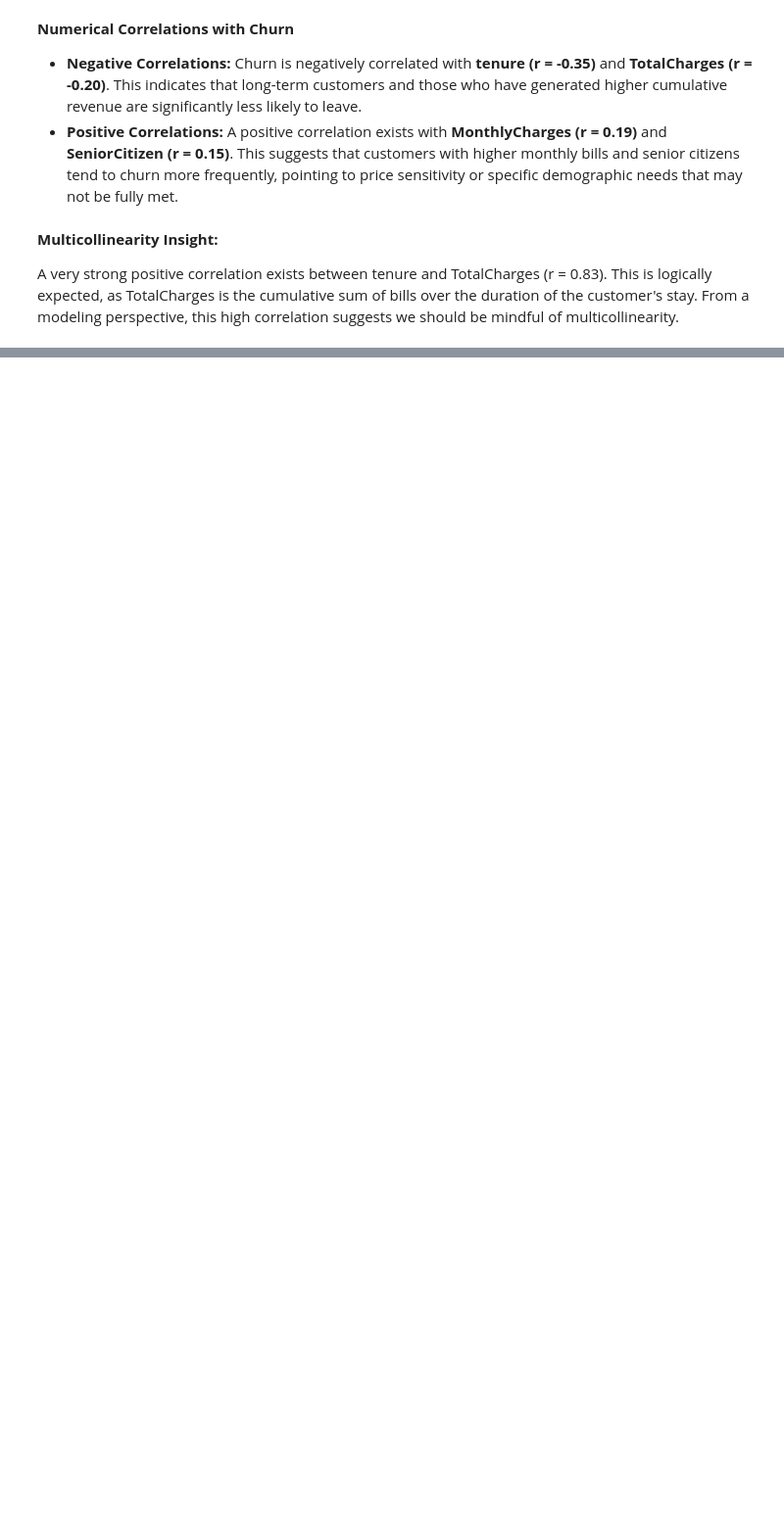
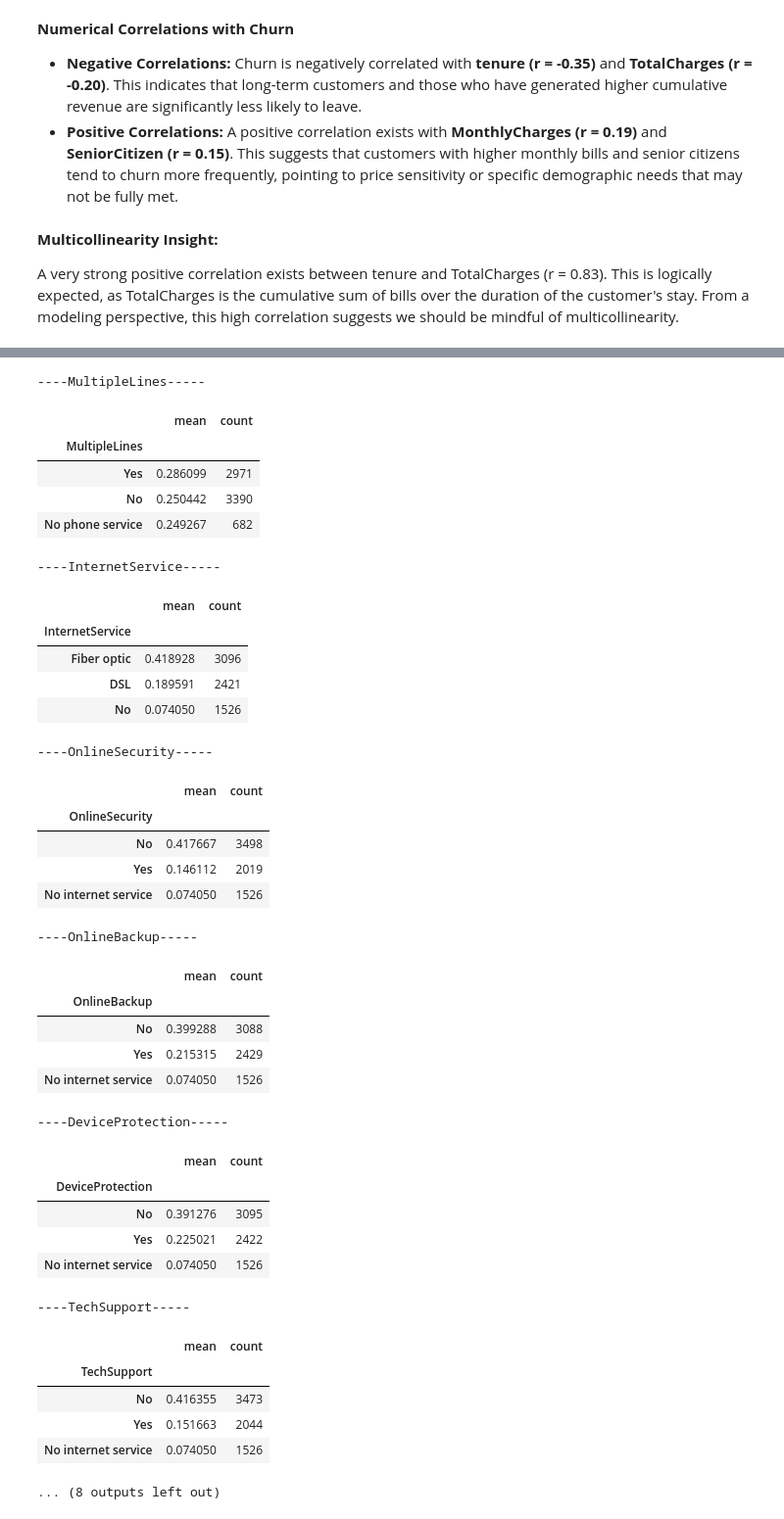
Before and after one commit to Oliwer1992/telco-customer-churn, a Jupyter notebook: 01_Data_Cleaning_and_EDA.ipynb, the cells around one changed output, grey strips where cells are left out. Shown at 98% size. Saved outputs shown, nothing was run; the diff lists cells and outputs as text; code cells hidden in the pictures; blank space fills up the shorter version.

```diff
--- a/01_Data_Cleaning_and_EDA.ipynb
+++ b/01_Data_Cleaning_and_EDA.ipynb
@@ -328,0 +353,43 @@ A very strong positive correlation exists between tenure and TotalCharges (r = 0
+# %%
+for col in categorical_variables.columns:
+    print(f'----{col}-----')
+    res = df.groupby(col)['Churn'].agg(['mean','count']).sort_values(by='mean', ascending=False)
+    display(res)
+# %% [output]
+----MultipleLines-----
+|  | mean | count |
+| MultipleLines |  |  |
+| Yes | 0.286099 | 2971 |
+| No | 0.250442 | 3390 |
+| No phone service | 0.249267 | 682 |
+----InternetService-----
+|  | mean | count |
+| InternetService |  |  |
+| Fiber optic | 0.418928 | 3096 |
+| DSL | 0.189591 | 2421 |
+| No | 0.074050 | 1526 |
+----OnlineSecurity-----
+|  | mean | count |
+| OnlineSecurity |  |  |
+| No | 0.417667 | 3498 |
+| Yes | 0.146112 | 2019 |
+| No internet service | 0.074050 | 1526 |
+----OnlineBackup-----
+|  | mean | count |
+| OnlineBackup |  |  |
+| No | 0.399288 | 3088 |
+| Yes | 0.215315 | 2429 |
+| No internet service | 0.074050 | 1526 |
+----DeviceProtection-----
+|  | mean | count |
+| DeviceProtection |  |  |
+| No | 0.391276 | 3095 |
+| Yes | 0.225021 | 2422 |
+| No internet service | 0.074050 | 1526 |
+----TechSupport-----
+|  | mean | count |
+| TechSupport |  |  |
+| No | 0.416355 | 3473 |
+| Yes | 0.151663 | 2044 |
+| No internet service | 0.074050 | 1526 |
+... (8 outputs left out)
```
Also changed, not shown: parts of 8 cells of this notebook.
